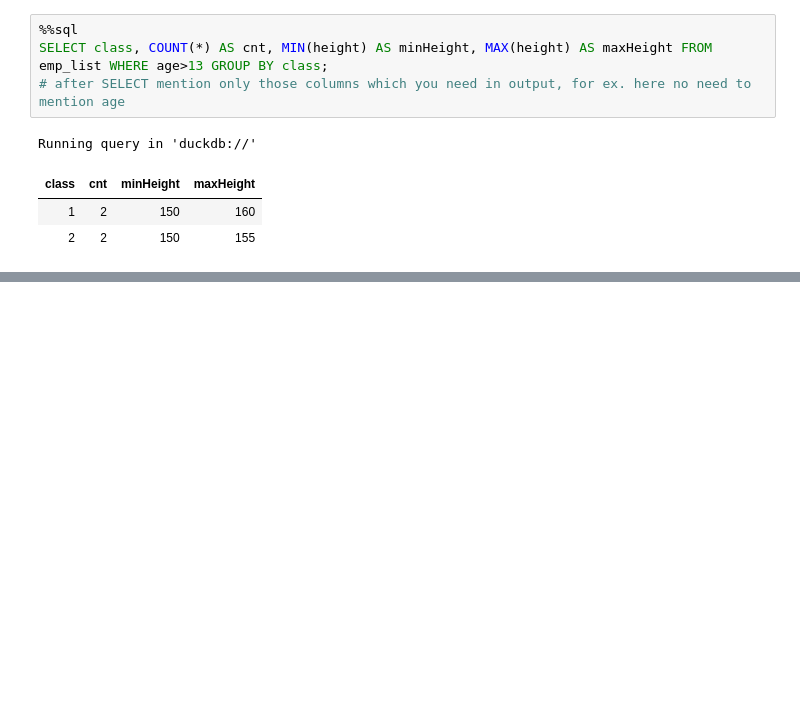
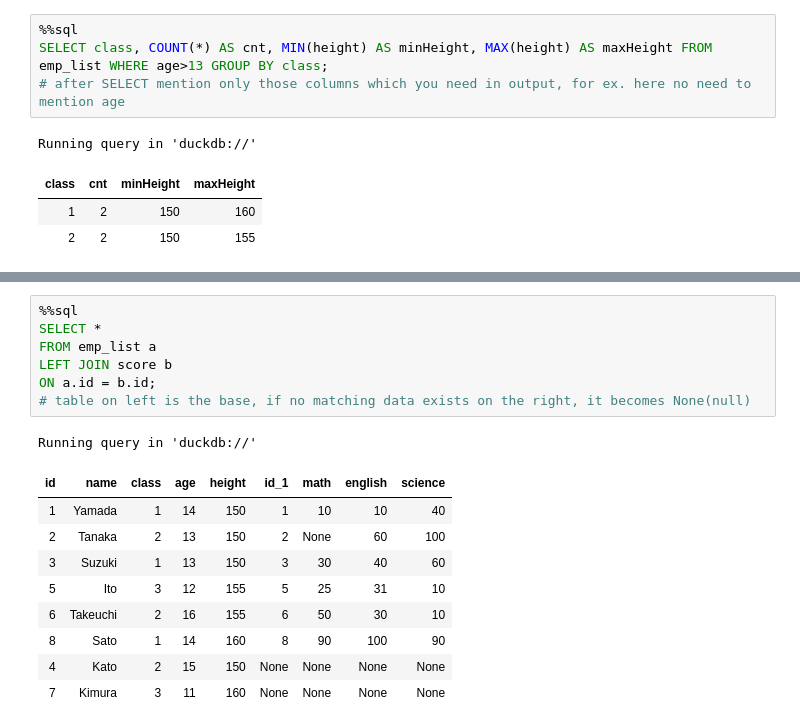
Before and after one commit to shefali-walia/ds-foundations, a Jupyter notebook: week08-sql/notes.ipynb, the cells around one changed output, grey strips where cells are left out. Drawn from its saved outputs; the diff is of its cells as text; blank space fills up the shorter version.

```diff
--- a/week08-sql/notes.ipynb
+++ b/week08-sql/notes.ipynb
@@ -680,0 +853,18 @@ Running query in 'duckdb://'
+# %%
+%%sql
+SELECT *
+FROM emp_list a
+LEFT JOIN score b
+ON a.id = b.id;
+# table on left is the base, if no matching data exists on the right, it becomes None(null)
+# %% [output]
+Running query in 'duckdb://'
+| id | name | class | age | height | id_1 | math | english | science |
+| 1 | Yamada | 1 | 14 | 150 | 1 | 10 | 10 | 40 |
+| 2 | Tanaka | 2 | 13 | 150 | 2 | None | 60 | 100 |
+| 3 | Suzuki | 1 | 13 | 150 | 3 | 30 | 40 | 60 |
+| 5 | Ito | 3 | 12 | 155 | 5 | 25 | 31 | 10 |
+| 6 | Takeuchi | 2 | 16 | 155 | 6 | 50 | 30 | 10 |
+| 8 | Sato | 1 | 14 | 160 | 8 | 90 | 100 | 90 |
+| 4 | Kato | 2 | 15 | 150 | None | None | None | None |
+| 7 | Kimura | 3 | 11 | 160 | None | None | None | None |
```
Also changed, not shown: parts of 20 cells of this notebook.
